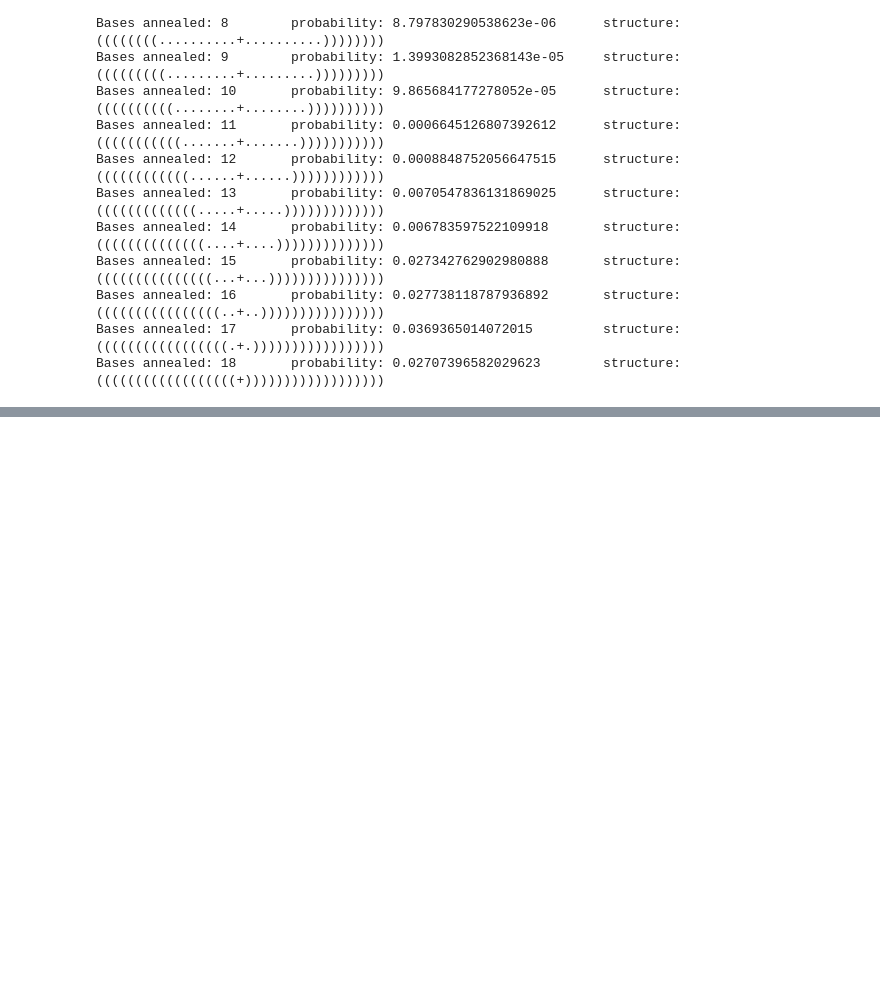
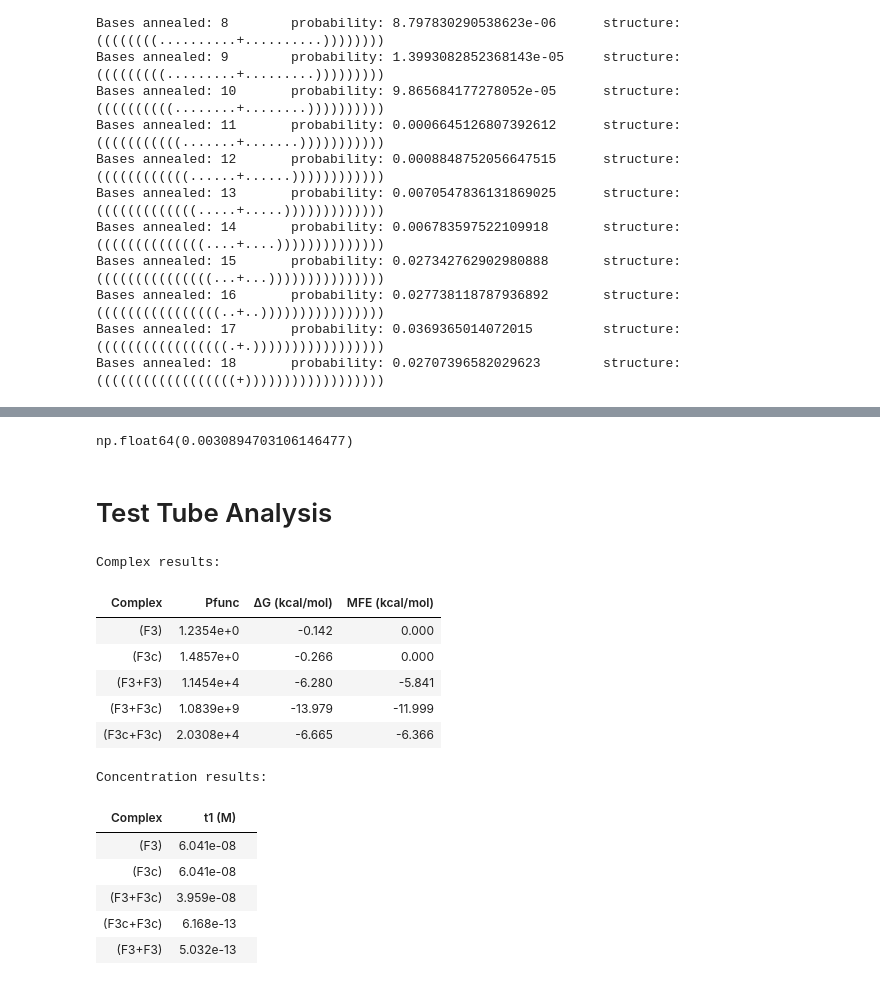
Before and after one commit to JosiahDavidson/multistrand-isothermalAmp, a Jupyter notebook: tutorials/HybridizationNotebook.ipynb, the cells around one changed output, grey strips where cells are left out. Saved outputs shown, nothing was run; the diff lists cells and outputs as text; code cells hidden in the pictures; blank space fills up the shorter version.

Commit message:
Updated investigation into secondary structures concerning ensemble size

```diff
--- a/tutorials/HybridizationNotebook.ipynb
+++ b/tutorials/HybridizationNotebook.ipynb
@@ -81,0 +104,38 @@ Bases annealed: 18       probability: 0.02707396582029623        structure: ((((
+# %%
+my_prob = structure_probability(strands=seq, structure="..(((((((((((.....+.....)))))))))))..", model=my_model)
+my_prob
+# %% [output]
+np.float64(0.0030894703106146477)
+# %% [markdown]
+# Test Tube Analysis
+# %%
+F3 = Strand('AGTTACGTGCCAGATCAG', name='F3')
+F3c = Strand('CTGATCTGGCACGTAACT', name='F3c')
+
+# Define physical model
+my_model = Model(material='dna', celsius=65, sodium=0.050, magnesium=0.008)
+
+# specify tubes
+t1 = Tube(strands={F3: 1e-7, F3c: 1e-7}, complexes=SetSpec(max_size=2), name='t1')
+
+# analyze tubes
+my_result = tube_analysis([t1], model=my_model,
+    compute=['pfunc', 'pairs', 'mfe', 'sample', 'subopt'],
+    options={'num_sample': 2, 'energy_gap': 0.5})
+
+my_result
+# %% [output]
+Complex results:
+| Complex | Pfunc | ΔG (kcal/mol) | MFE (kcal/mol) |
+| (F3) | 1.2354e+0 | -0.142 | 0.000 |
+| (F3c) | 1.4857e+0 | -0.266 | 0.000 |
+| (F3+F3) | 1.1454e+4 | -6.280 | -5.841 |
+| (F3+F3c) | 1.0839e+9 | -13.979 | -11.999 |
+| (F3c+F3c) | 2.0308e+4 | -6.665 | -6.366 |
+Concentration results:
+| Complex | t1 (M) |  |
+| (F3) | 6.041e-08 |  |
+| (F3c) | 6.041e-08 |  |
+| (F3+F3c) | 3.959e-08 |  |
+| (F3c+F3c) | 6.168e-13 |  |
+| (F3+F3) | 5.032e-13 |  |
```
Also changed, not shown: parts of 3 cells of this notebook.
